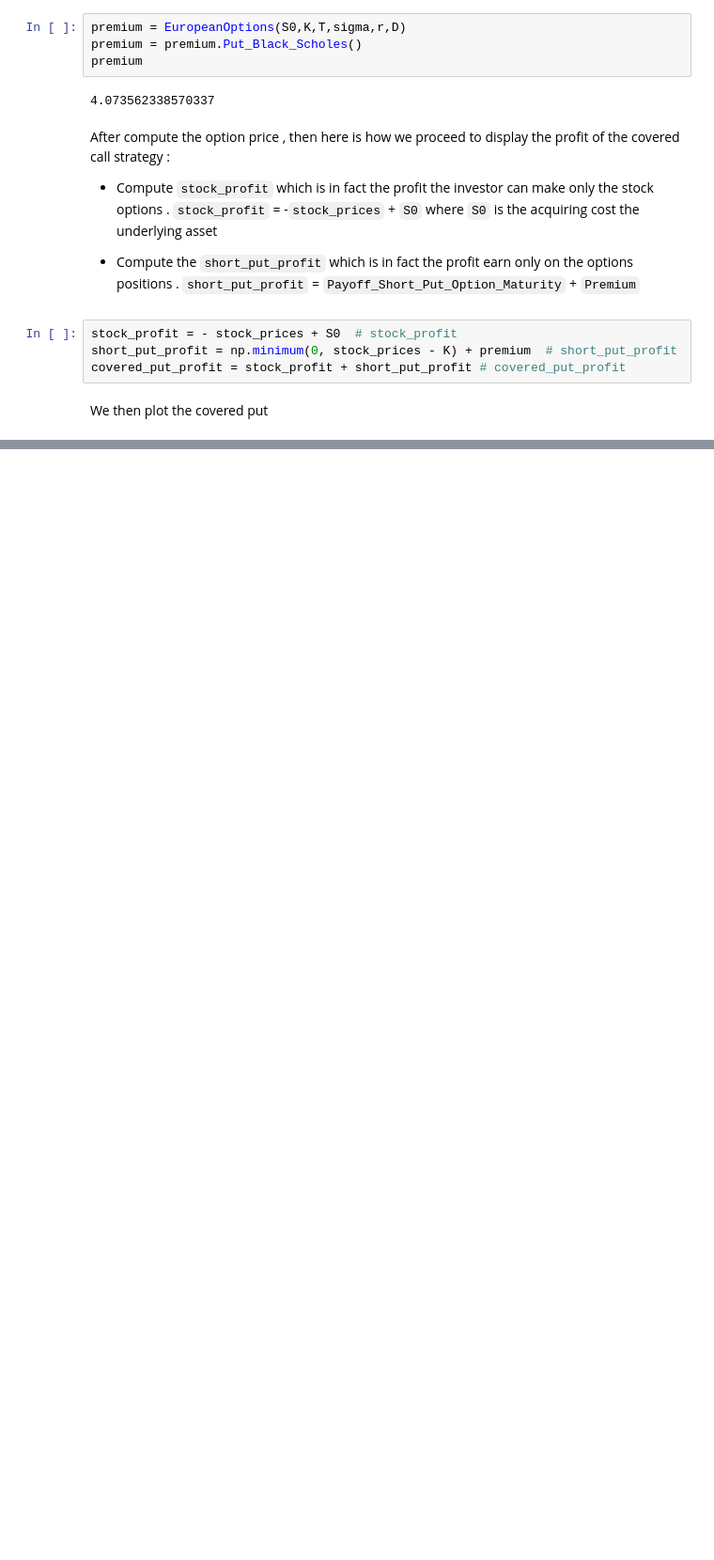
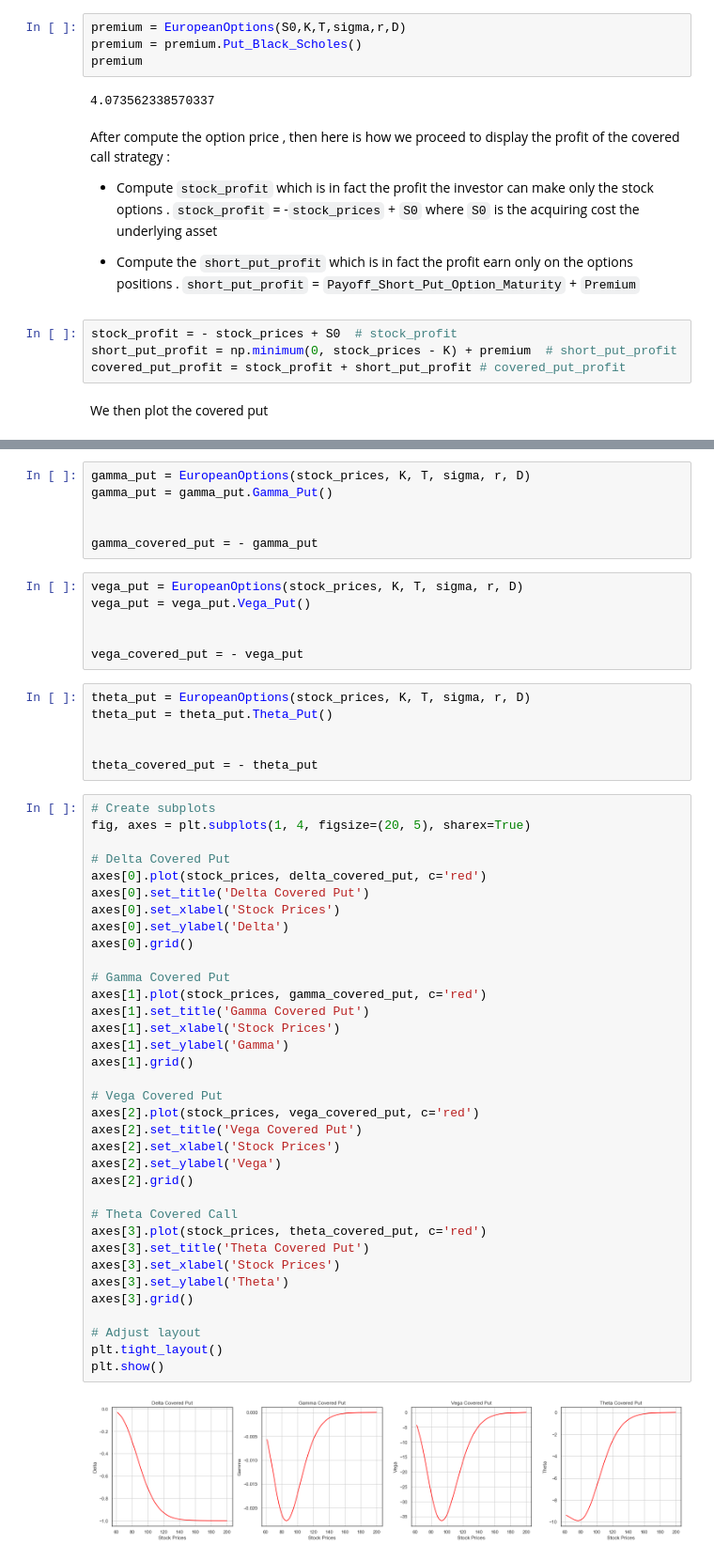
Before and after one commit to Ncxs99/Financial-Mathematics, a Jupyter notebook: Options Properties and Hedging Strategies/Options Hedging Strategies/Covered Strats/Covered Strategies .ipynb, the cells around one changed output, grey strips where cells are left out. Shown: that part at 94% size. Saved outputs shown, nothing was run; the diff lists cells and outputs as text; blank space fills up the shorter version.

```diff
--- a/Options Properties and Hedging Strategies/Options Hedging Strategies/Covered Strats/Covered Strategies .ipynb
+++ b/Options Properties and Hedging Strategies/Options Hedging Strategies/Covered Strats/Covered Strategies .ipynb
@@ -259,0 +330,55 @@ Here are the main characteristics of the greeks of the covered call :
+# %%
+gamma_put = EuropeanOptions(stock_prices, K, T, sigma, r, D)
+gamma_put = gamma_put.Gamma_Put()
+
+
+gamma_covered_put = - gamma_put
+# %%
+vega_put = EuropeanOptions(stock_prices, K, T, sigma, r, D)
+vega_put = vega_put.Vega_Put()
+
+
+vega_covered_put = - vega_put
+# %%
+theta_put = EuropeanOptions(stock_prices, K, T, sigma, r, D)
+theta_put = theta_put.Theta_Put()
+
+
+theta_covered_put = - theta_put
+# %%
+# Create subplots
+fig, axes = plt.subplots(1, 4, figsize=(20, 5), sharex=True)
+
+# Delta Covered Put
+axes[0].plot(stock_prices, delta_covered_put, c='red')
+axes[0].set_title('Delta Covered Put')
+axes[0].set_xlabel('Stock Prices')
+axes[0].set_ylabel('Delta')
+axes[0].grid()
+
+# Gamma Covered Put
+axes[1].plot(stock_prices, gamma_covered_put, c='red')
+axes[1].set_title('Gamma Covered Put')
+axes[1].set_xlabel('Stock Prices')
+axes[1].set_ylabel('Gamma')
+axes[1].grid()
+
+# Vega Covered Put
+axes[2].plot(stock_prices, vega_covered_put, c='red')
+axes[2].set_title('Vega Covered Put')
+axes[2].set_xlabel('Stock Prices')
+axes[2].set_ylabel('Vega')
+axes[2].grid()
+
+# Theta Covered Call
+axes[3].plot(stock_prices, theta_covered_put, c='red')
+axes[3].set_title('Theta Covered Put')
+axes[3].set_xlabel('Stock Prices')
+axes[3].set_ylabel('Theta')
+axes[3].grid()
+
+# Adjust layout
+plt.tight_layout()
+plt.show()
+# %% [output]
+[figure, added]
```
Also changed, not shown: parts of 14 cells of this notebook, 7 other files.
